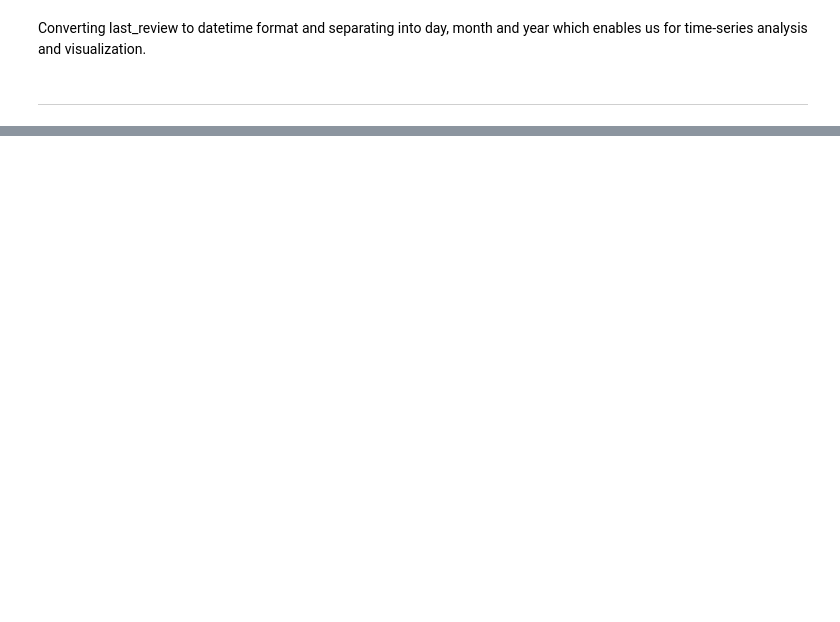
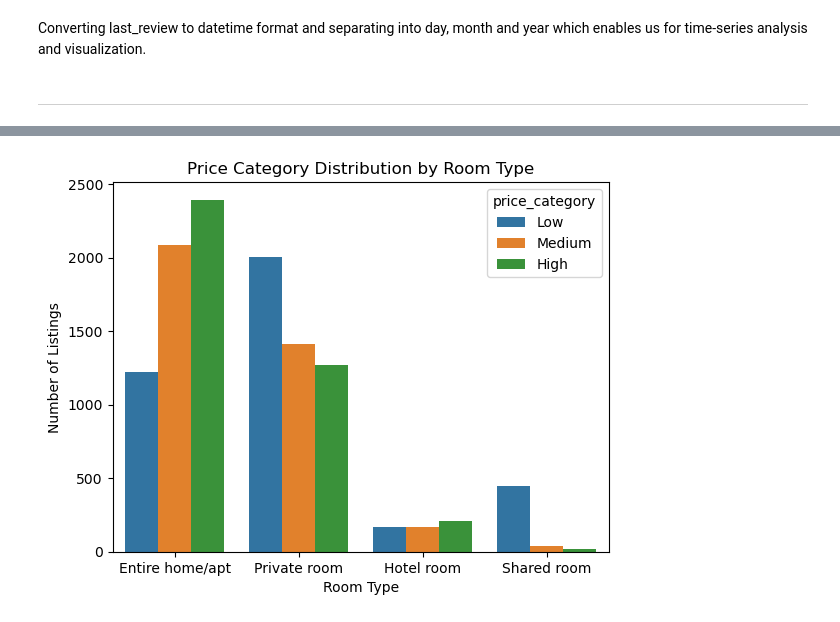
Before and after one commit to sg-333/Airbnb-DA, a Jupyter notebook: project.ipynb, the cells around one changed output, grey strips where cells are left out. Cells and saved outputs as stored; diff of their text form; code cells hidden in the pictures; blank space fills up the shorter version.

```diff
--- a/project.ipynb
+++ b/project.ipynb
@@ -277,3 +312,6 @@ df.sample()
+# %%
+# Dropping last_review column as it is useless now
+df.drop(columns='last_review', axis=1, inplace=True)
 # %% [markdown]
 Converting last_review to datetime format and separating into day, month and year which enables us for time-series analysis and visualization.
 # %% [markdown]
@@ -280,0 +361,8 @@ Converting last_review to datetime format and separating into day, month and yea
+# %%
+sns.countplot(x='room_type', hue='price_category', data=df)
+plt.title('Price Category Distribution by Room Type')
+plt.xlabel('Room Type')
+plt.ylabel('Number of Listings')
+plt.show()
+# %% [output]
+[figure, added]
```
Also changed, not shown: parts of 19 cells of this notebook.
